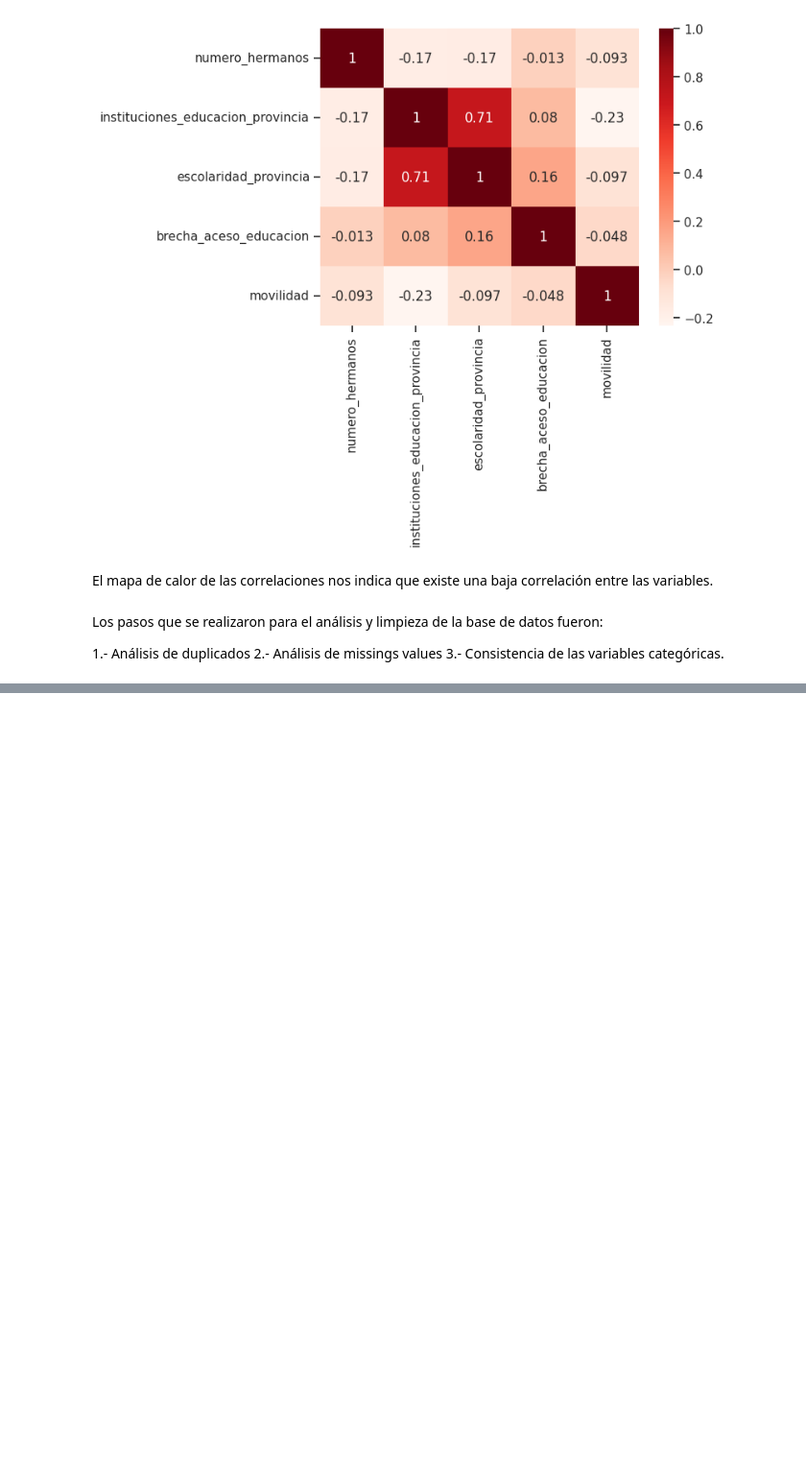
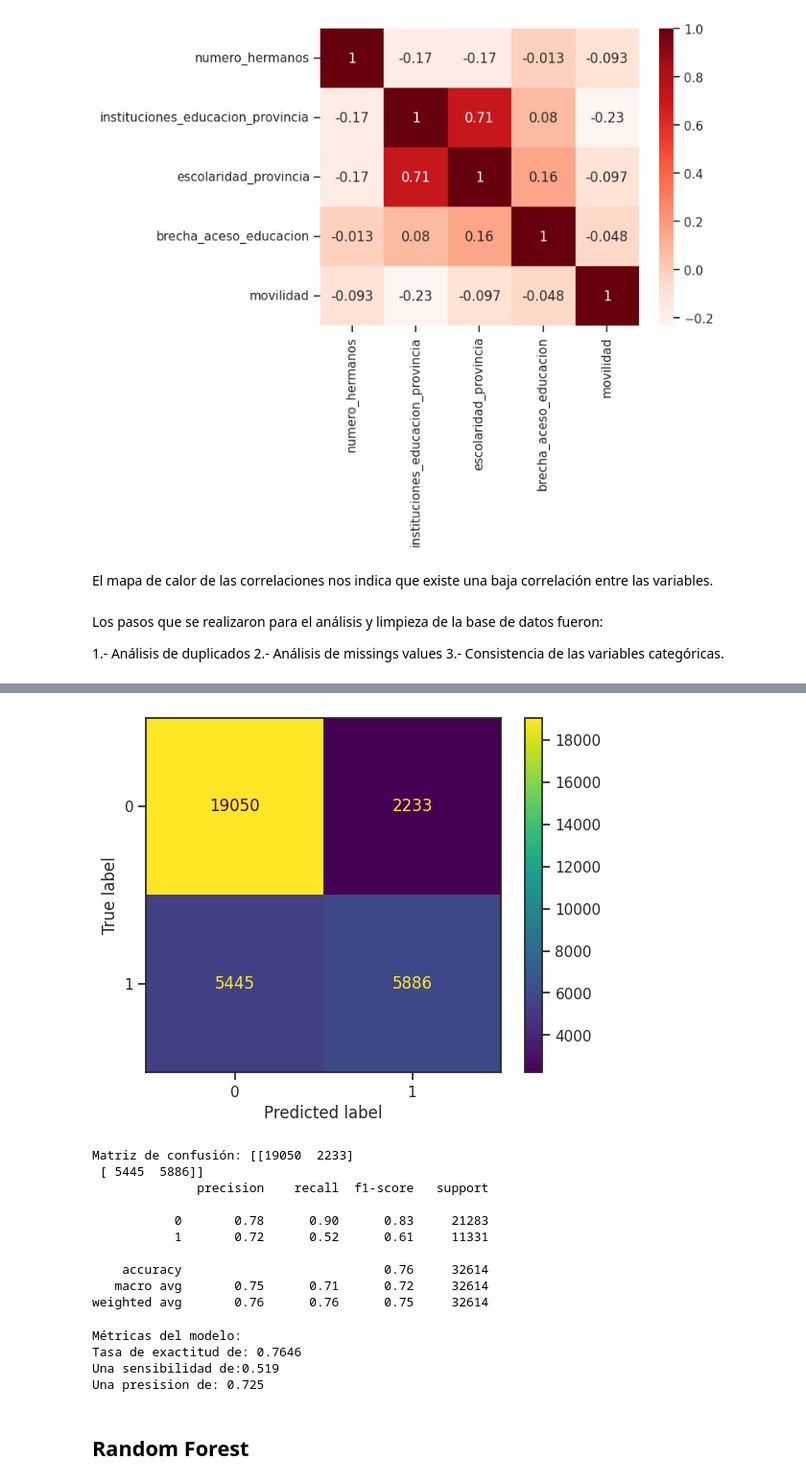
Before and after one commit to David6230/Modelo-de-clasificaci-n-de-movilidad-estudiantil, a Jupyter notebook: Proyecto_2.ipynb, the cells around one changed output, grey strips where cells are left out. Shown at 96% size. Drawn from its saved outputs; the diff is of its cells as text; code cells hidden in the pictures; blank space fills up the shorter version.

```diff
--- a/Proyecto_2.ipynb
+++ b/Proyecto_2.ipynb
@@ -512,0 +656,10 @@ Los pasos que se realizaron para el análisis y limpieza de la base de datos fue
+# %%
+numeric_features = preprocessor.transformers_[0][2]
+categorical_features = preprocessor.transformers_[1][2]
+feature_names = list(numeric_features)
+feature_names.extend(list(categorical_features))
+ohe_feature_names = preprocessor.named_transformers_['pipeline-2'].named_steps['onehotencoder'].get_feature_names_out(list(X_test.select_dtypes(include=['object']).columns))
+feature_names = list(X_test.select_dtypes(include=['number']).columns)
+feature_names.extend(list(ohe_feature_names))
+X_test_processed_df = pd.DataFrame(X_test_processed, columns=feature_names)
+X_test_processed_df.head(2)
@@ -512,0 +821,39 @@ Los pasos que se realizaron para el análisis y limpieza de la base de datos fue
+# %%
+y_preds = logreg1.predict(X_test_processed_df)
+y_true = y_test
+
+logreg1 = confusion_matrix(y_true, y_preds)
+disp_log = ConfusionMatrixDisplay(logreg1)
+disp_log.plot()
+acy_log =  accuracy_score(y_true, y_preds)
+plt.show()
+print("Matriz de confusión:",logreg1)
+report= classification_report(y_true, y_preds)
+print(report)
+# %% [output]
+[figure, added]
+Matriz de confusión: [[19050  2233]
+ [ 5445  5886]]
+              precision    recall  f1-score   support
+
+           0       0.78      0.90      0.83     21283
+           1       0.72      0.52      0.61     11331
+
+    accuracy                           0.76     32614
+   macro avg       0.75      0.71      0.72     32614
+weighted avg       0.76      0.76      0.75     32614
+# %%
+acy =  accuracy_score(y_true, y_preds)
+rcll = recall_score(y_true, y_preds)
+prec = precision_score(y_true, y_preds)
+
+
+print("Métricas del modelo:")
+print(f"Tasa de exactitud de: {round(acy,4)}\nUna sensibilidad de:{round(rcll,3)}\nUna presision de: {round(prec,3)}")
+# %% [output]
+Métricas del modelo:
+Tasa de exactitud de: 0.7646
+Una sensibilidad de:0.519
+Una presision de: 0.725
+# %% [markdown]
+## Random Forest
```
Also changed, not shown: parts of 40 cells of this notebook.
